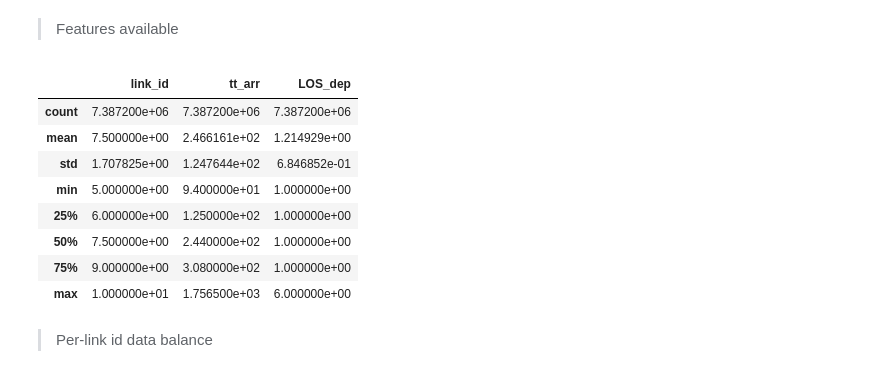
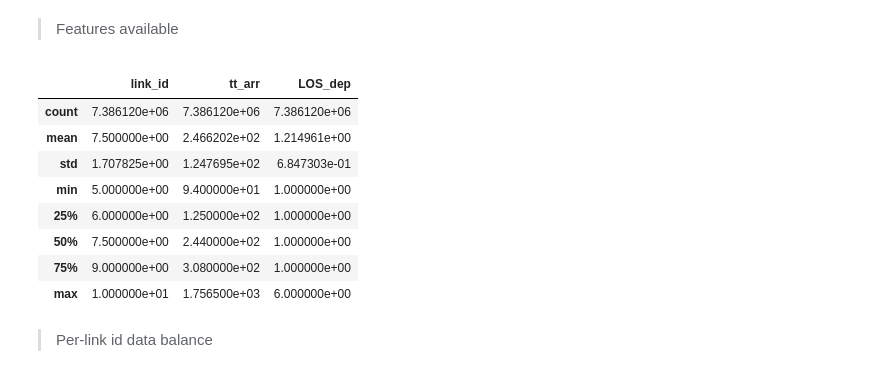
Before and after one commit to 4datascience/Traffic, a Jupyter notebook: Feature_engineering.ipynb, the cells around one changed output. Drawn from its saved outputs; the diff is of its cells as text; code cells hidden in the pictures.

```diff
--- a/Feature_engineering.ipynb
+++ b/Feature_engineering.ipynb
@@ -106,0 +109,36 @@ Validation percentage:
+# %%
+
+
+training = []
+validation = []
+total_size = 0
+
+directory = '/content/drive/MyDrive/Traffic/data/processed/'
+for filename in os.listdir(directory):
+    f = os.path.join(directory, filename)
+    df=pd.read_csv(f)
+    print(f'{filename} {df.shape[0]/(60*24*6)}')
+    df["date"] = pd.to_datetime(df["date"], format='%d-%b-%Y %H:%M:%S')
+    df = df.set_index("date")
+    Y = df.shift(-PREDICTED_MINUTES_AHEAD, freq='min')[['link_id', 'LOS_dep']]
+    # Training set
+    X = df.loc[(df.index.day < 20)][['link_id', 'tt_arr']]
+    for offset in range(1,int((50-PREDICTED_MINUTES_AHEAD)/5)+1):
+        X = pd.merge(X, df.shift(offset*5, freq='min')[['link_id', 'tt_arr']], on=['date', 'link_id'], how='inner', suffixes=[None, f'-{int(offset*5)}'])
+    training.append( pd.merge(X, Y, on=['date', 'link_id'], how='inner') )
+    # Validation set
+    X = df.loc[~(df.index.day < 20)][['link_id', 'tt_arr']]
+    for offset in range(1,int((50-PREDICTED_MINUTES_AHEAD)/5)+1):
+        X = pd.merge(X, df.shift(offset*5, freq='min')[['link_id', 'tt_arr']], on=['date', 'link_id'], how='inner', suffixes=[None, f'-{int(offset*5)}'])
+    validation.append( pd.merge(X, Y, on=['date', 'link_id'], how='inner') )
+    total_size += df.shape[0]
+del df
+training_df = pd.concat(training)
+validation_df = pd.concat(validation)
+
+del training, validation
+print(f'Training percentage ({training_df.shape[0]} elements):\n\t{training_df.shape[0] / total_size * 100}%')
+print(f'Validation percentage:\n\t{validation_df.shape[0] / total_size * 100}%')
+
+training_df.to_csv(f'/content/drive/MyDrive/Traffic/data/intermediate/Sevilla_{PREDICTED_MINUTES_AHEAD}m_temporalinfo_training.csv')
+validation_df.to_csv(f'/content/drive/MyDrive/Traffic/data/intermediate/Sevilla_{PREDICTED_MINUTES_AHEAD}m_temporalinfo_validating.csv')
@@ -116,3 +167,10 @@ validation_df = validation_df.set_index("date")
+# %%
+training_df = pd.read_csv(f'/content/drive/MyDrive/Traffic/data/intermediate/Sevilla_{PREDICTED_MINUTES_AHEAD}m_temporalinfo_training.csv')
+training_df["date"] = pd.to_datetime(training_df["date"], format='%Y-%m-%d %H:%M:%S')
+training_df = training_df.set_index("date")
+validation_df = pd.read_csv(f'/content/drive/MyDrive/Traffic/data/intermediate/Sevilla_{PREDICTED_MINUTES_AHEAD}m_temporalinfo_validating.csv')
+validation_df["date"] = pd.to_datetime(validation_df["date"], format='%Y-%m-%d %H:%M:%S')
+validation_df = validation_df.set_index("date")
 # %% [markdown]
 # DATA EXPLORATION
 # %% [markdown]
@@ -220,12 +295,12 @@ for LOS in range(1,7):
 # %% [markdown]
 > Features available
 # %%
-training_df.describe()
+training_df[['link_id','tt_arr','LOS_dep']].describe()
 # %% [output]
 |  | link_id | tt_arr | LOS_dep |
-| count | 7.387200e+06 | 7.387200e+06 | 7.387200e+06 |
-| mean | 7.500000e+00 | 2.466161e+02 | 1.214929e+00 |
-| std | 1.707825e+00 | 1.247644e+02 | 6.846852e-01 |
+| count | 7.386120e+06 | 7.386120e+06 | 7.386120e+06 |
+| mean | 7.500000e+00 | 2.466202e+02 | 1.214961e+00 |
+| std | 1.707825e+00 | 1.247695e+02 | 6.847303e-01 |
 | min | 5.000000e+00 | 9.400000e+01 | 1.000000e+00 |
 | 25% | 6.000000e+00 | 1.250000e+02 | 1.000000e+00 |
 | 50% | 7.500000e+00 | 2.440000e+02 | 1.000000e+00 |
```
Also changed, not shown: parts of 18 cells of this notebook.
